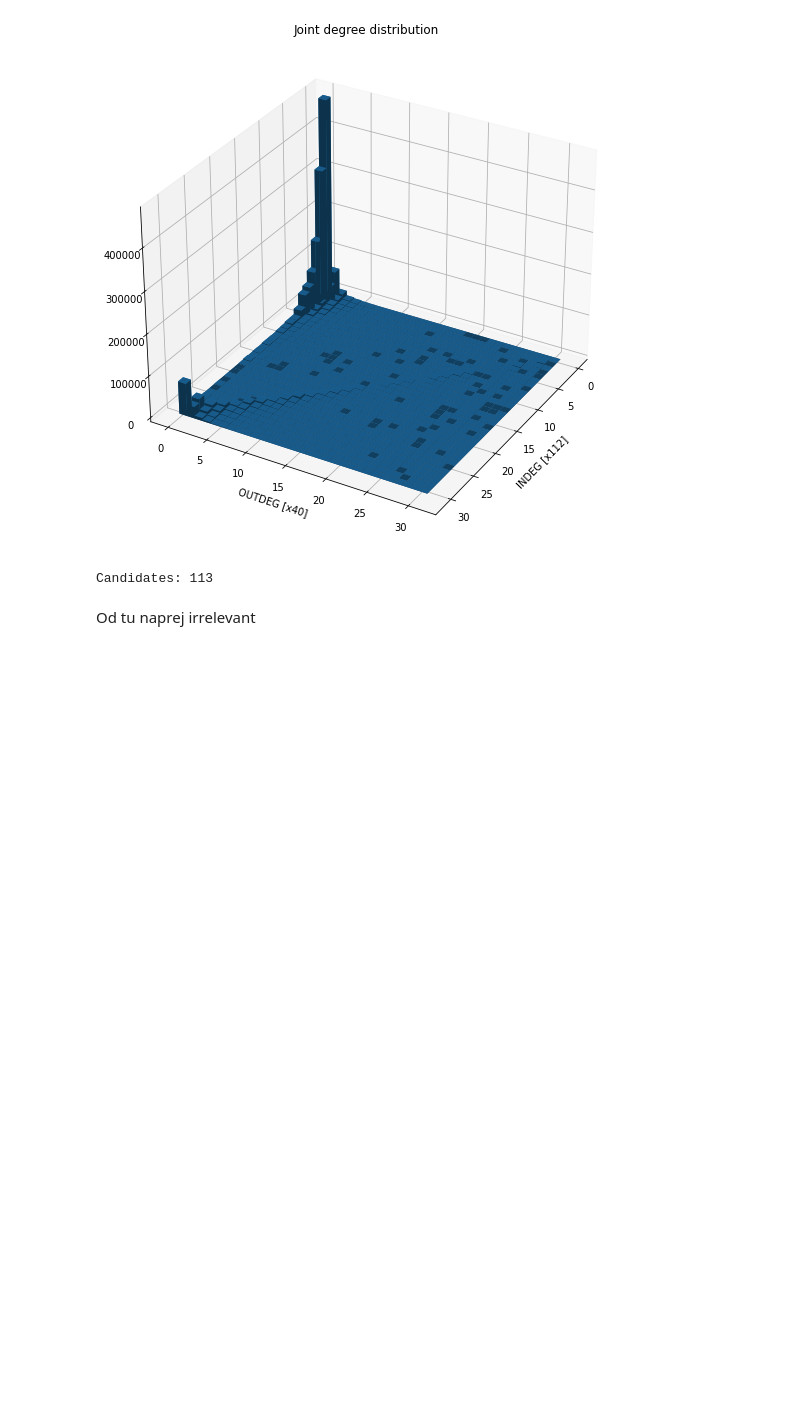
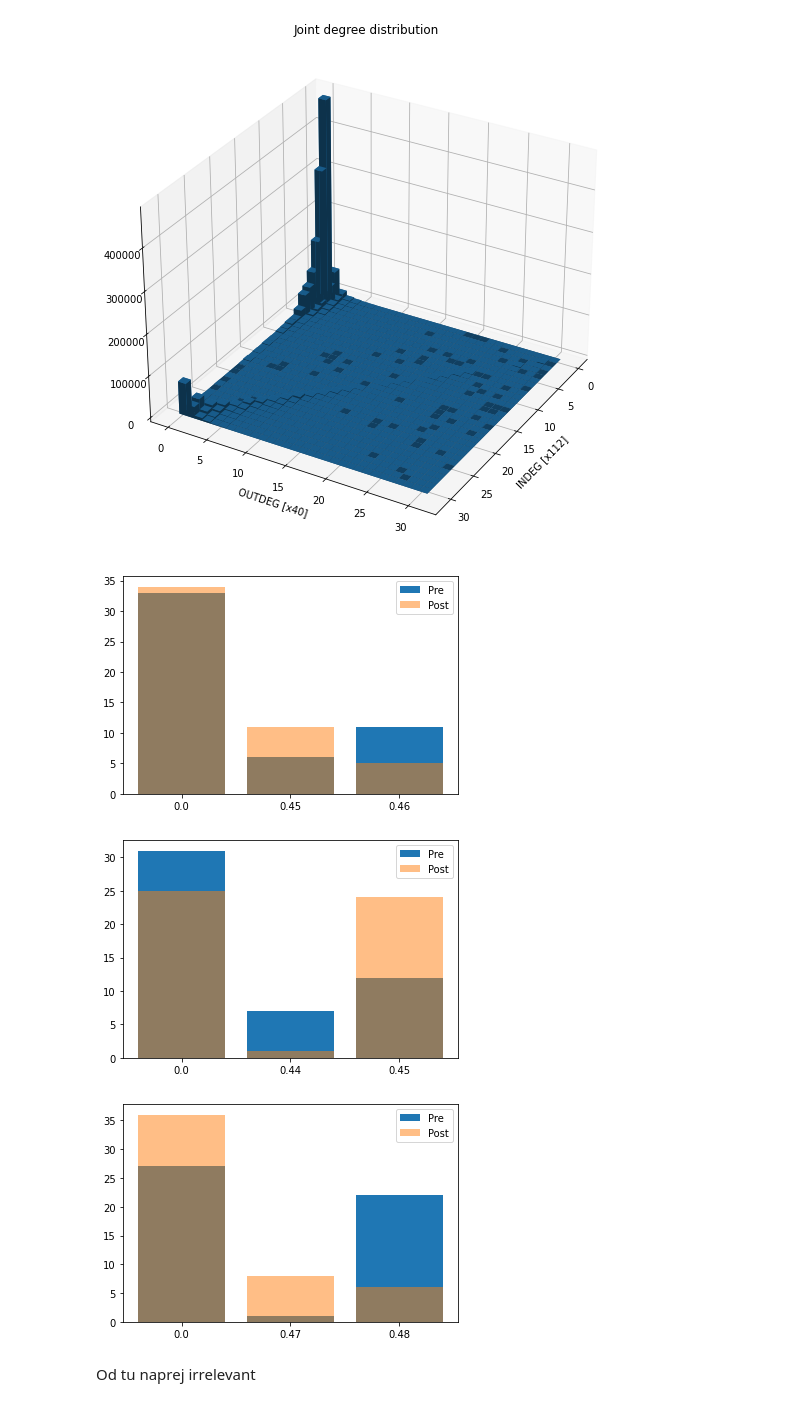
Before and after one commit to mbombek/ina_project, a Jupyter notebook: runner.ipynb, the cells around one changed output. Cells and saved outputs as stored; diff of their text form; code cells hidden in the pictures; blank space fills up the shorter version.

```diff
--- a/runner.ipynb
+++ b/runner.ipynb
@@ -109,7 +109,6 @@ ax.set_ylabel(f"OUTDEG [x{y_step}]")
 
 z = np.zeros_like(x)
 for i in jdd.keys():
-    t = jdd[i]
     for key, val in jdd[i].items():
         a = i // y_step
         b = key // x_step
@@ -125,20 +124,43 @@ ax.azim = 30
 plt.show()
 # %% [output]
 [figure]
-# %%
-candidates = []
-for node in list(G.nodes()):
-    indeg = G.in_degree(node)
-    outdeg = G.out_degree(node)
-
-    _x = indeg // x_step
-    _y = outdeg // y_step
-
-    if abs(_x + _y - size) < 20:
-        candidates.append(node)
-print(f"Candidates: {len(candidates)}")
-# %% [output]
-Candidates: 113
+# %%
+# DIAGONAL
+diags = []
+for node in list(G.nodes()):
+    indeg = G.in_degree(node)
+    outdeg = G.out_degree(node)
+
+    _x = indeg // x_step
+    _y = outdeg // y_step
+
+    if abs(_x + _y - size) < 20:
+        diags.append(node)
+
+# LOW OUT, HIGH IN
+lowout_highin = []
+for node in list(G.nodes()):
+    indeg = G.in_degree(node)
+    outdeg = G.out_degree(node)
+
+    _x = indeg // x_step
+    _y = outdeg // y_step
+
+    if _x > 5 and _y < 25:
+        lowout_highin.append(node)
+
+# LOW OUT, LOW IN
+lowout_lowin = []
+for node in list(G.nodes()):
+    indeg = G.in_degree(node)
+    outdeg = G.out_degree(node)
+
+    _x = indeg // x_step
+    _y = outdeg // y_step
+
+    if _x < 5 and _y < 5:
+        if random() <= 0.002:
+            lowout_lowin.append(node)
 # %%
 from collections import defaultdict
 
@@ -174,3 +196,11 @@ plt.legend()
+# %%
+simulate(50, 0.1, diags)
+simulate(50, 0.1, lowout_highin)
+simulate(50, 0.1, lowout_lowin)
+# %% [output]
+[figure, added]
+[figure, added]
+[figure, added]
 # %% [markdown]
 Od tu naprej irrelevant
 # %%
```
Also changed, not shown: parts of 1 cell of this notebook.
